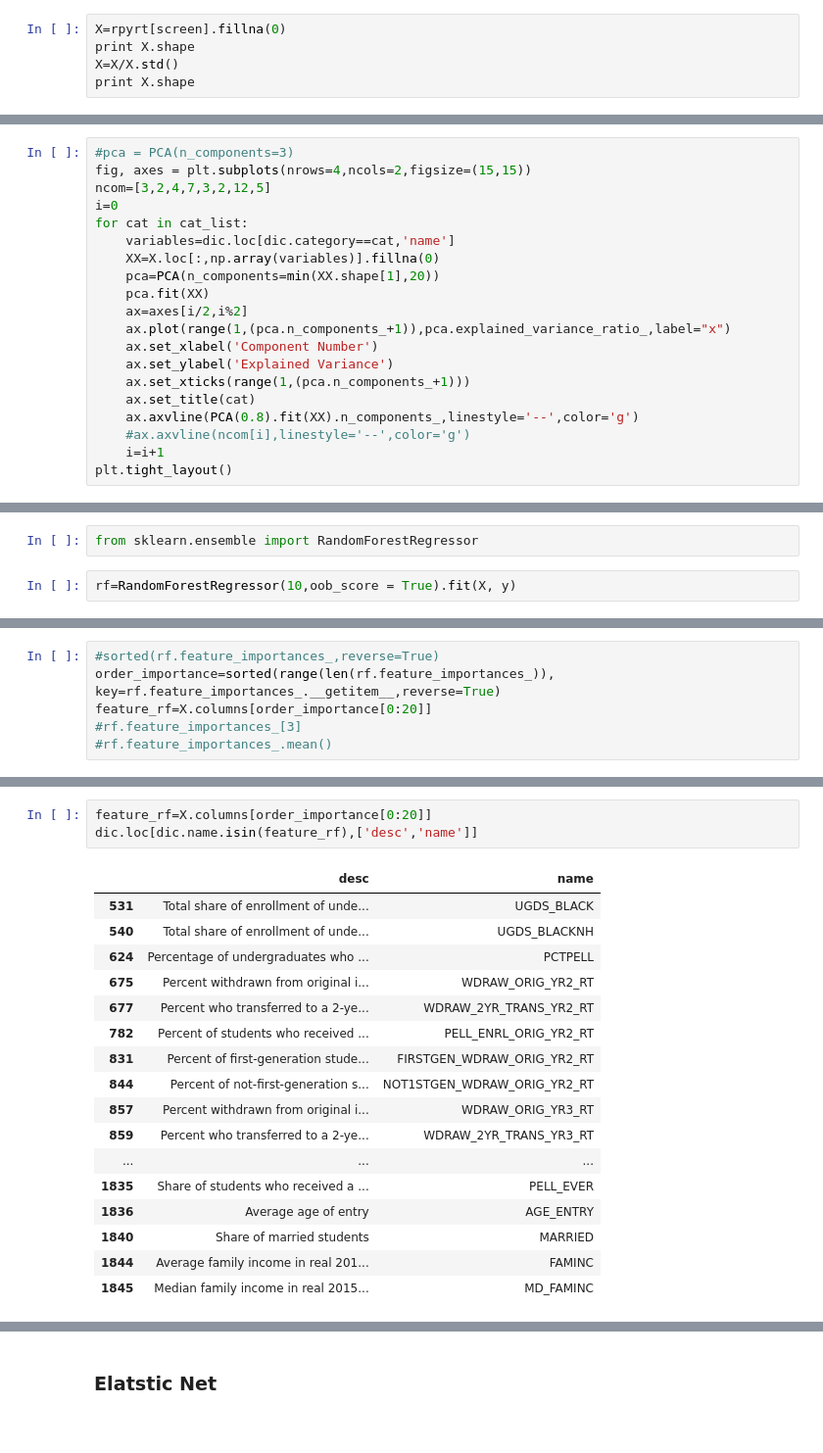
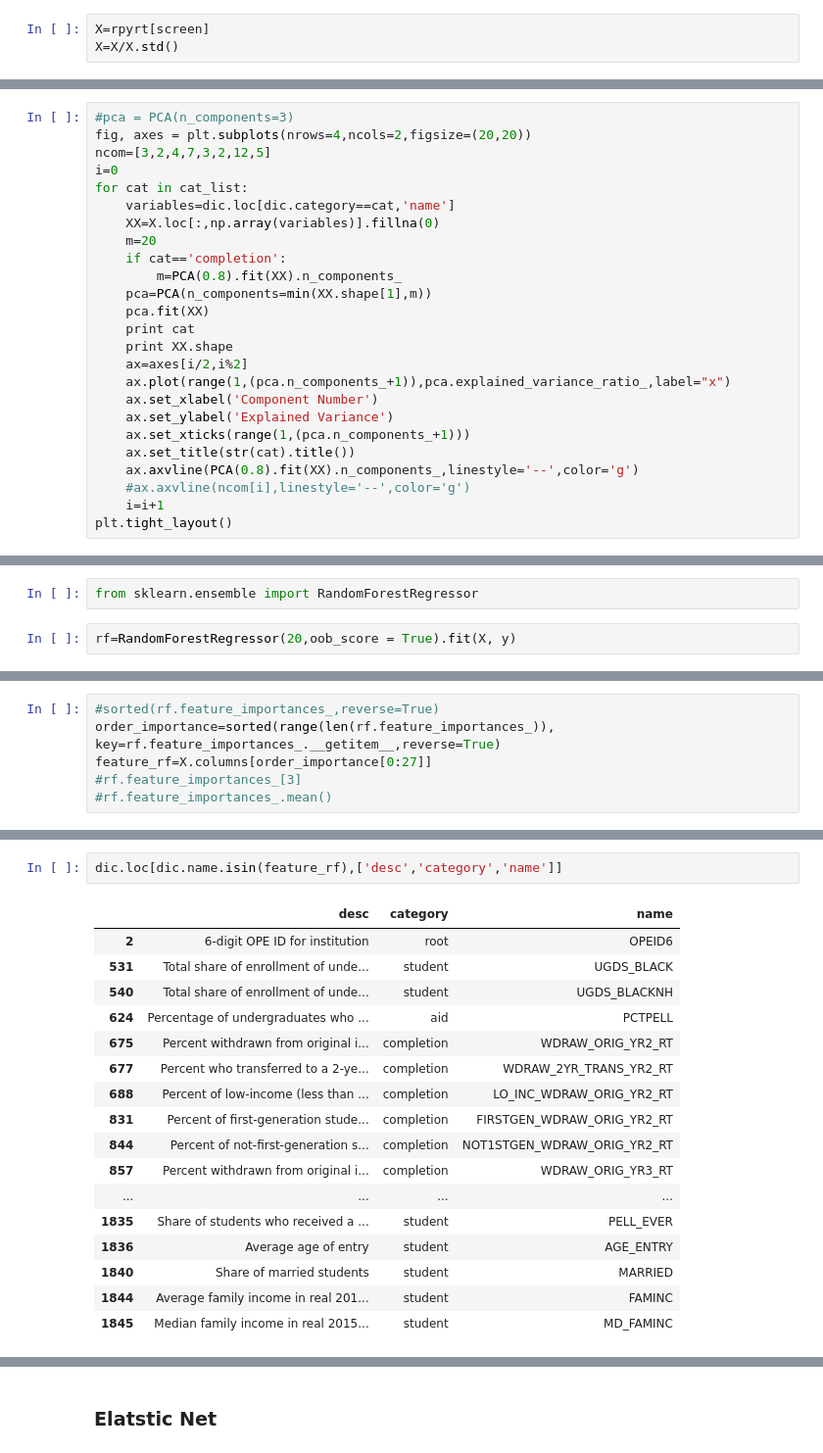
Before and after one commit to UNCG-CSE/Uni-X, a Jupyter notebook: codes/PCA_Regression.ipynb, the cells around one changed output, grey strips where cells are left out. Shown: that part at 98% size. Drawn from its saved outputs; the diff is of its cells as text.

```diff
--- a/codes/PCA_Regression.ipynb
+++ b/codes/PCA_Regression.ipynb
@@ -55,7 +35,5 @@ screen=prescreening_by_class(rpyrt,y=1,nobs=500)
 # %%
 dic=dic.loc[dic['name'].isin(screen),:]
 # %%
-X=rpyrt[screen].fillna(0)
-print X.shape
+X=rpyrt[screen]
 X=X/X.std()
-print X.shape
@@ -66,20 +59,25 @@ print X.shape
 ### PCA
 # %%
 #pca = PCA(n_components=3)
-fig, axes = plt.subplots(nrows=4,ncols=2,figsize=(15,15))
+fig, axes = plt.subplots(nrows=4,ncols=2,figsize=(20,20))
 ncom=[3,2,4,7,3,2,12,5]
 i=0
 for cat in cat_list:
     variables=dic.loc[dic.category==cat,'name']
     XX=X.loc[:,np.array(variables)].fillna(0)
-    pca=PCA(n_components=min(XX.shape[1],20))
+    m=20
+    if cat=='completion':
+        m=PCA(0.8).fit(XX).n_components_
+    pca=PCA(n_components=min(XX.shape[1],m))
     pca.fit(XX)
+    print cat
+    print XX.shape
     ax=axes[i/2,i%2]
     ax.plot(range(1,(pca.n_components_+1)),pca.explained_variance_ratio_,label="x")
     ax.set_xlabel('Component Number')
     ax.set_ylabel('Explained Variance')
     ax.set_xticks(range(1,(pca.n_components_+1)))
-    ax.set_title(cat)
+    ax.set_title(str(cat).title())
     ax.axvline(PCA(0.8).fit(XX).n_components_,linestyle='--',color='g')
     #ax.axvline(ncom[i],linestyle='--',color='g')
     i=i+1
@@ -154,5 +185,5 @@ plt.legend();
 # %%
 from sklearn.ensemble import RandomForestRegressor
 # %%
-rf=RandomForestRegressor(10,oob_score = True).fit(X, y)
+rf=RandomForestRegressor(20,oob_score = True).fit(X, y)
 # %%
@@ -161,6 +194,6 @@ print cv.mean()
 # %%
 #sorted(rf.feature_importances_,reverse=True)
 order_importance=sorted(range(len(rf.feature_importances_)), key=rf.feature_importances_.__getitem__,reverse=True)
-feature_rf=X.columns[order_importance[0:20]]
+feature_rf=X.columns[order_importance[0:27]]
 #rf.feature_importances_[3]
 #rf.feature_importances_.mean()
@@ -175,21 +200,20 @@ Index([u'FAMINC', u'PELL_EVER', u'FEMALE_DEBT_MDN', u'Year', u'MD_FAMINC',
 # %%
-feature_rf=X.columns[order_importance[0:20]]
-dic.loc[dic.name.isin(feature_rf),['desc','name']]
+dic.loc[dic.name.isin(feature_rf),['desc','category','name']]
 # %% [output]
-|  | desc | name |
-| 531 | Total share of enrollment of unde... | UGDS_BLACK |
-| 540 | Total share of enrollment of unde... | UGDS_BLACKNH |
-| 624 | Percentage of undergraduates who ... | PCTPELL |
-| 675 | Percent withdrawn from original i... | WDRAW_ORIG_YR2_RT |
-| 677 | Percent who transferred to a 2-ye... | WDRAW_2YR_TRANS_YR2_RT |
-| 782 | Percent of students who received ... | PELL_ENRL_ORIG_YR2_RT |
-| 831 | Percent of first-generation stude... | FIRSTGEN_WDRAW_ORIG_YR2_RT |
-| 844 | Percent of not-first-generation s... | NOT1STGEN_WDRAW_ORIG_YR2_RT |
-| 857 | Percent withdrawn from original i... | WDRAW_ORIG_YR3_RT |
-| 859 | Percent who transferred to a 2-ye... | WDRAW_2YR_TRANS_YR3_RT |
-| ... | ... | ... |
-| 1835 | Share of students who received a ... | PELL_EVER |
-| 1836 | Average age of entry | AGE_ENTRY |
-| 1840 | Share of married students | MARRIED |
-| 1844 | Average family income in real 201... | FAMINC |
-| 1845 | Median family income in real 2015... | MD_FAMINC |
+|  | desc | category | name |
+| 2 | 6-digit OPE ID for institution | root | OPEID6 |
+| 531 | Total share of enrollment of unde... | student | UGDS_BLACK |
+| 540 | Total share of enrollment of unde... | student | UGDS_BLACKNH |
+| 624 | Percentage of undergraduates who ... | aid | PCTPELL |
+| 675 | Percent withdrawn from original i... | completion | WDRAW_ORIG_YR2_RT |
+| 677 | Percent who transferred to a 2-ye... | completion | WDRAW_2YR_TRANS_YR2_RT |
+| 688 | Percent of low-income (less than ... | completion | LO_INC_WDRAW_ORIG_YR2_RT |
+| 831 | Percent of first-generation stude... | completion | FIRSTGEN_WDRAW_ORIG_YR2_RT |
+| 844 | Percent of not-first-generation s... | completion | NOT1STGEN_WDRAW_ORIG_YR2_RT |
+| 857 | Percent withdrawn from original i... | completion | WDRAW_ORIG_YR3_RT |
+| ... | ... | ... | ... |
+| 1835 | Share of students who received a ... | student | PELL_EVER |
+| 1836 | Average age of entry | student | AGE_ENTRY |
+| 1840 | Share of married students | student | MARRIED |
+| 1844 | Average family income in real 201... | student | FAMINC |
+| 1845 | Median family income in real 2015... | student | MD_FAMINC |
```
Also changed, not shown: parts of 33 cells of this notebook, 2 other files.
